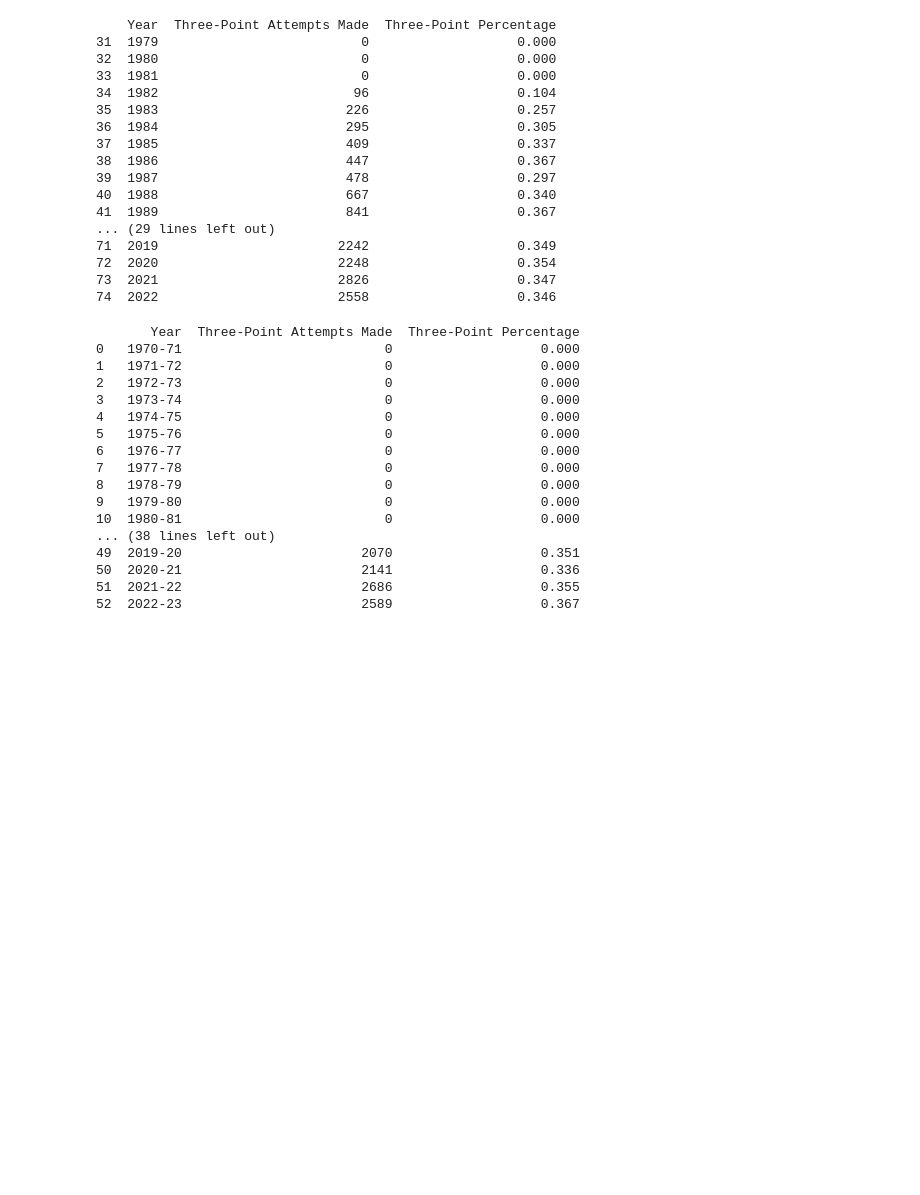
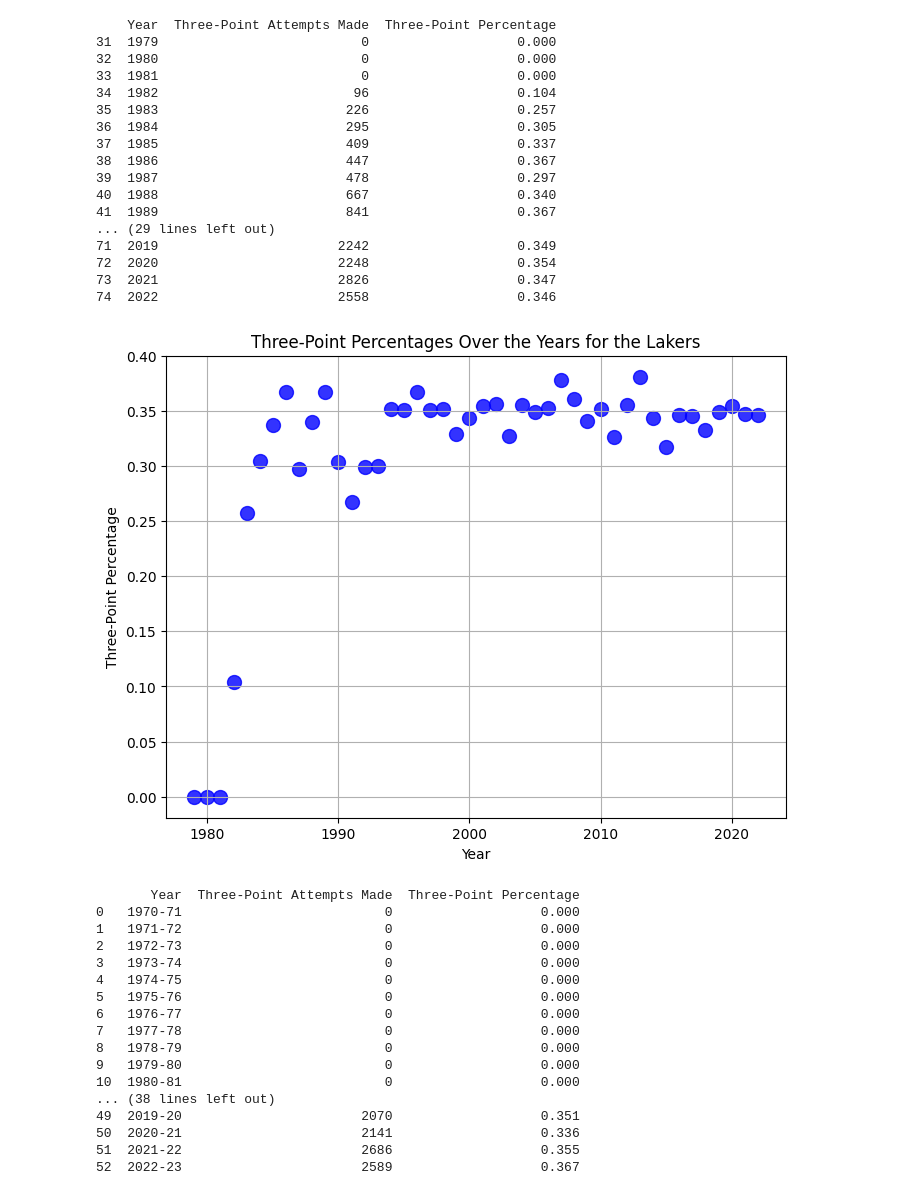
Before and after one commit to maria-alsayed/Project3-for3, a Jupyter notebook: NBA.ipynb, the cells around one changed output. Saved outputs shown, nothing was run; the diff lists cells and outputs as text; code cells hidden in the pictures; blank space fills up the shorter version.

Commit message:
feat: refactor dependencies and add visualization 1

```diff
--- a/NBA.ipynb
+++ b/NBA.ipynb
@@ -140,6 +143,24 @@ print(team_three_point_stats_df)
 72  2020                       2248                   0.354
 73  2021                       2826                   0.347
 74  2022                       2558                   0.346
+# %%
+# Create a scatterplot of years and 3-point percentages
+# Extract the data for the plot
+years = team_three_point_stats_df['Year']
+three_point_percentage = team_three_point_stats_df['Three-Point Percentage']
+
+# Create the dot plot
+plt.figure(figsize=(8, 6))
+plt.scatter(years, three_point_percentage, s=100, c='blue', alpha=0.8)
+plt.xlabel('Year')
+plt.ylabel('Three-Point Percentage')
+plt.title('Three-Point Percentages Over the Years for the Lakers')
+plt.grid(True)
+
+# Display the plot
+plt.show()
+# %% [output]
+[figure, added]
 # %%
 # CAVS
 import pandas as pd
```
Also changed, not shown: parts of 3 cells of this notebook.
